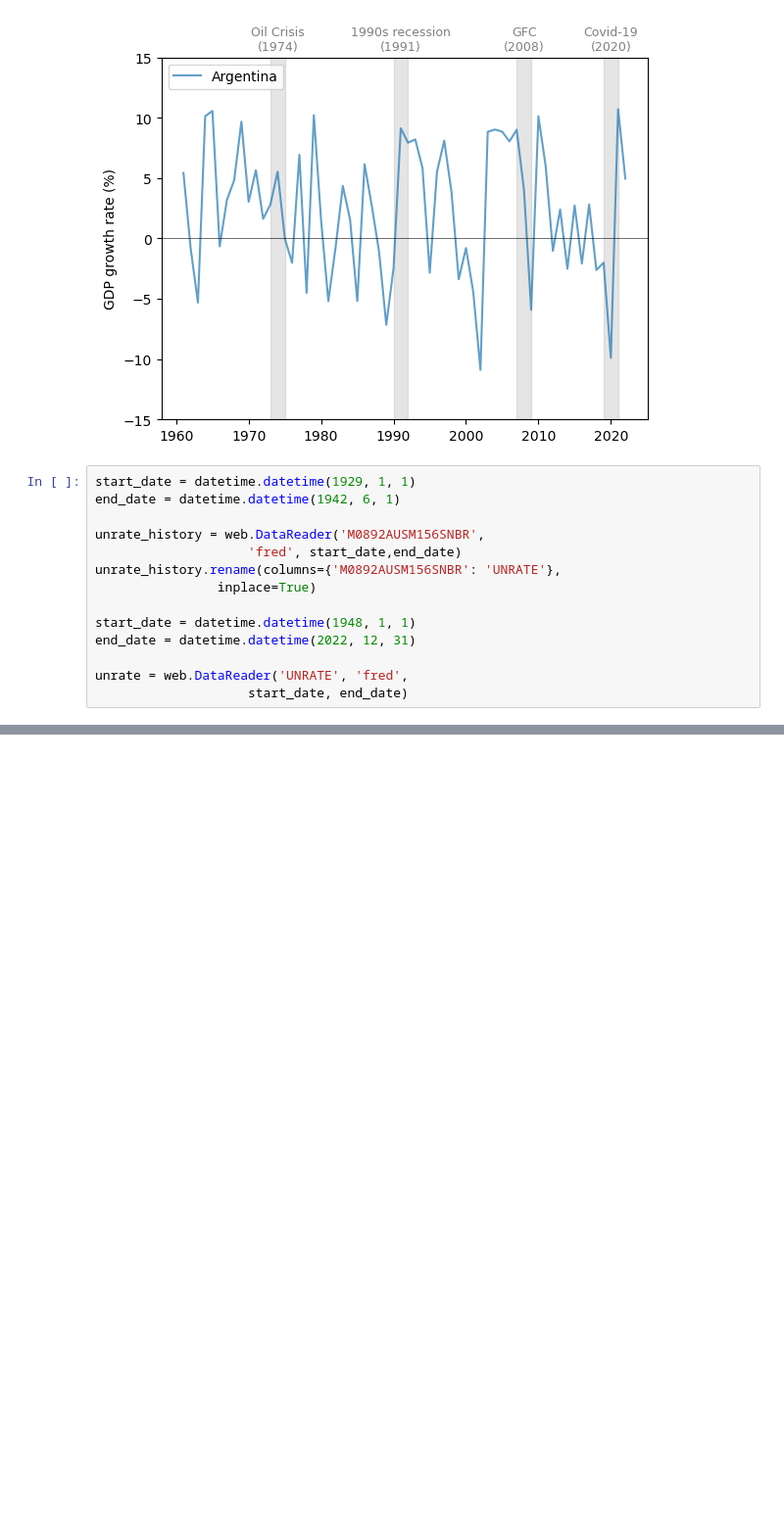
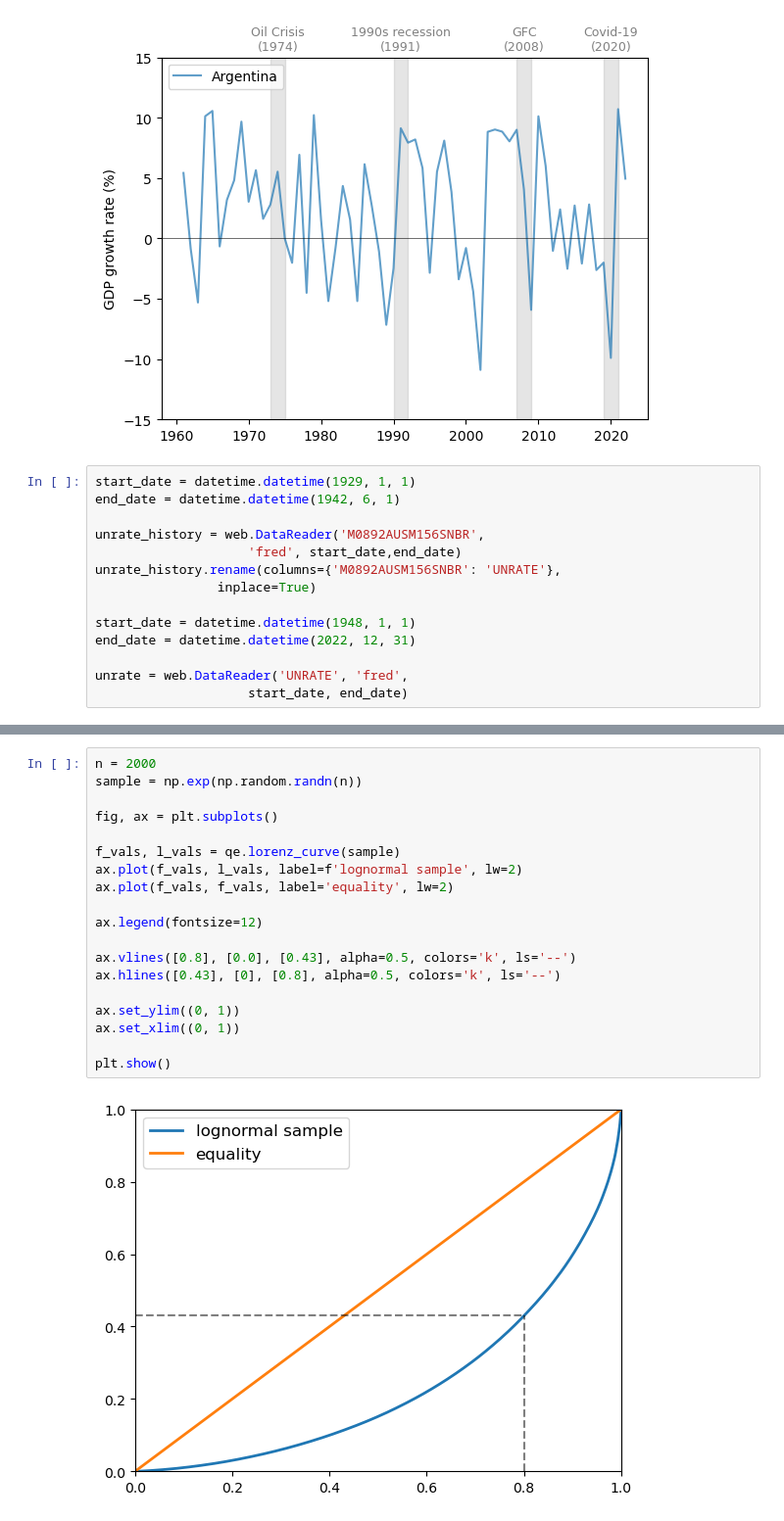
Before and after one commit to SuyongYang/AgentBaseModel, a Jupyter notebook: QuantEconLevel01.ipynb, the cells around one changed output, grey strips where cells are left out. Shown at 98% size. Saved outputs shown, nothing was run; the diff lists cells and outputs as text; blank space fills up the shorter version.

Commit message:
in part of Lorenz curve

```diff
--- a/QuantEconLevel01.ipynb
+++ b/QuantEconLevel01.ipynb
@@ -613,0 +621,21 @@ Successfully installed interpolation-2.2.1 tempita-0.5.2
+# %%
+n = 2000
+sample = np.exp(np.random.randn(n))
+
+fig, ax = plt.subplots()
+
+f_vals, l_vals = qe.lorenz_curve(sample)
+ax.plot(f_vals, l_vals, label=f'lognormal sample', lw=2)
+ax.plot(f_vals, f_vals, label='equality', lw=2)
+
+ax.legend(fontsize=12)
+
+ax.vlines([0.8], [0.0], [0.43], alpha=0.5, colors='k', ls='--')
+ax.hlines([0.43], [0], [0.8], alpha=0.5, colors='k', ls='--')
+
+ax.set_ylim((0, 1))
+ax.set_xlim((0, 1))
+
+plt.show()
+# %% [output]
+[figure, added]
```
Also changed, not shown: parts of 7 cells of this notebook.
